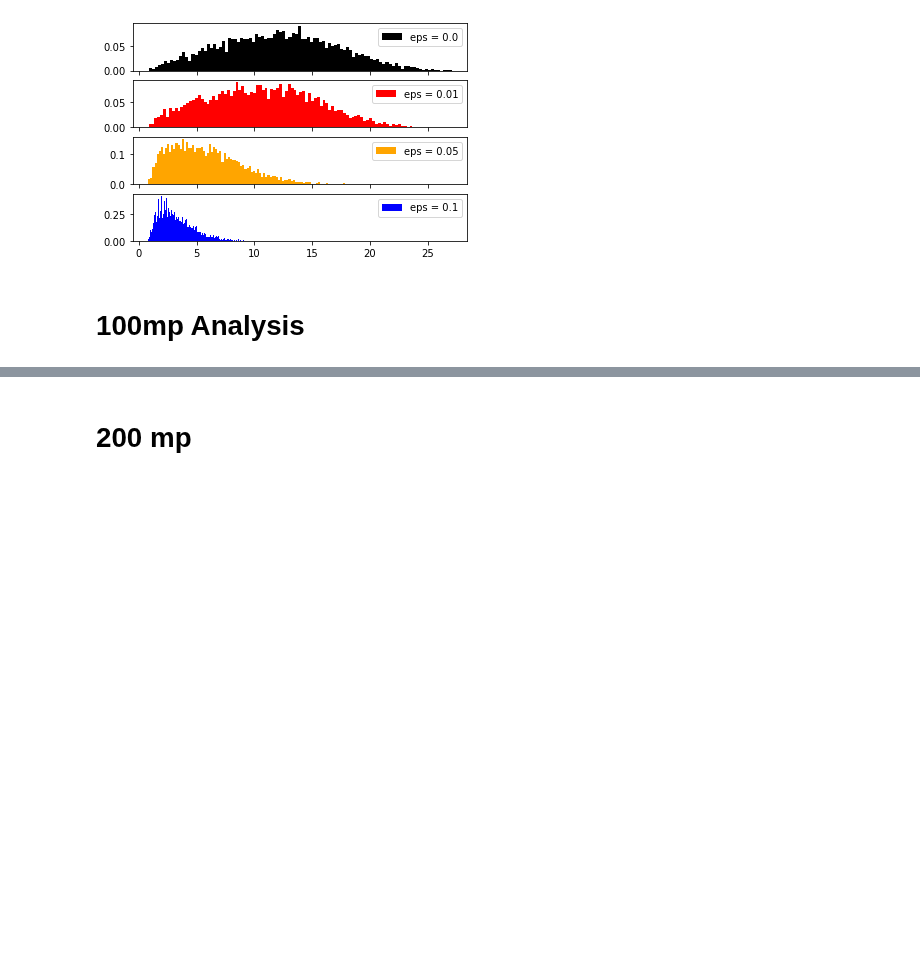
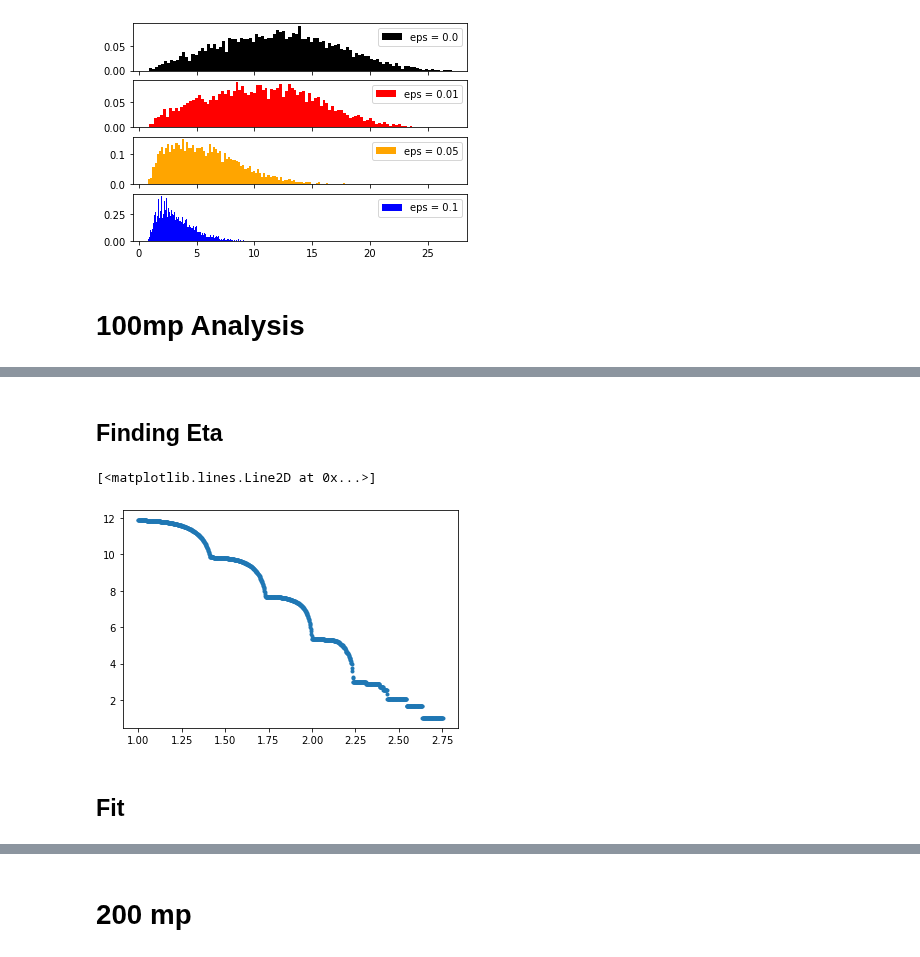
Before and after one commit to qtaylorphys/BH_Extremal, a Jupyter notebook: Analysis.ipynb, the cells around one changed output, grey strips where cells are left out. Saved outputs shown, nothing was run; the diff lists cells and outputs as text; code cells hidden in the pictures; blank space fills up the shorter version.

```diff
--- a/Analysis.ipynb
+++ b/Analysis.ipynb
@@ -123,0 +124,17 @@ plt.show()
+# %% [markdown]
+## Finding Eta
+# %%
+m100 = f100[a100]
+max100 = max(m100)
+min100 = min(m100)
+mprime = np.linspace(min100,max100,1000)
+eta = np.empty(1000)
+for index, i in enumerate(mprime):
+    eta[index] = np.log(np.sum(m100[m100 > i]))
+plt.plot(mprime, eta, '.')
+#plt.yscale("log")
+# %% [output]
+[<matplotlib.lines.Line2D at 0x...>]
+[figure, added]
+# %% [markdown]
+## Fit
```
Also changed, not shown: parts of 16 cells of this notebook.
